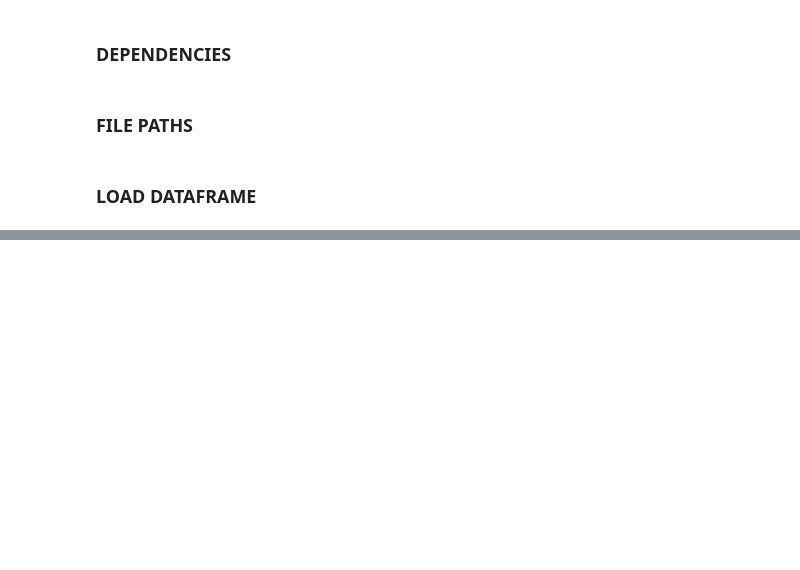
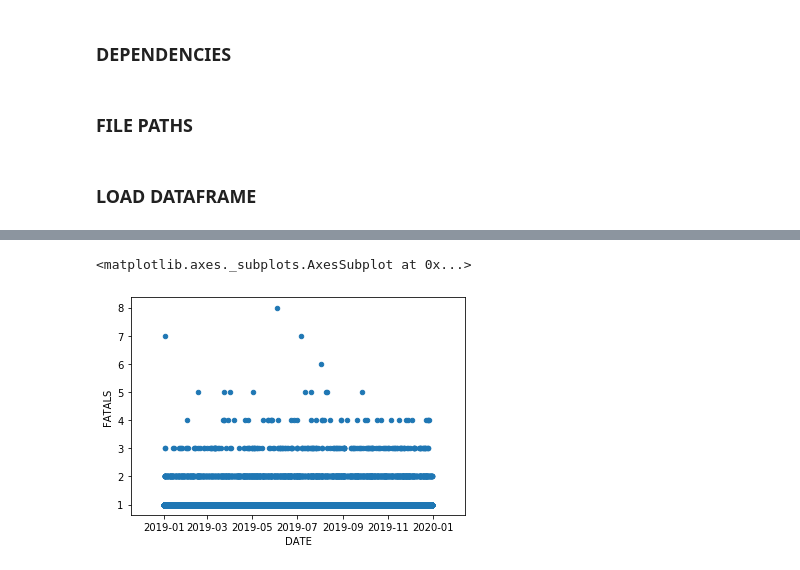
Before and after one commit to vieravfg/Analysis-of-Traffic-Fatalities, a Jupyter notebook: main.ipynb, the cells around one changed output, grey strips where cells are left out. Drawn from its saved outputs; the diff is of its cells as text; code cells hidden in the pictures; blank space fills up the shorter version.

```diff
--- a/main.ipynb
+++ b/main.ipynb
@@ -20,5 +43,4 @@ accident_csv = os.path.join("Resources", "accident.csv")
 # %%
-columns_to_keep = ['STATENAME', 'DAY', 'MONTH', 'LGT_CONDNAME', 'DRUNK_DR', 'WEATHERNAME', 'RUR_URBNAME']
+columns_to_keep = ['STATENAME', 'DAY', 'MONTH','YEAR','HOUR','DAY_WEEK','DAY_WEEKNAME', 'LGT_CONDNAME',
+                   'DRUNK_DR', 'WEATHERNAME', 'RUR_URBNAME', 'FATALS',]
 df = pd.read_csv(accident_csv, usecols=columns_to_keep)
-# Drop Drunk Drivers
-df = df[df["DRUNK_DR"]==0] # EXCLUDE DRUNK DRIVERS
@@ -24,0 +49,13 @@ df = df[df["DRUNK_DR"]==0] # EXCLUDE DRUNK DRIVERS
+# %%
+# EXCLUDE DRUNK DRIVERS
+df = df[df["DRUNK_DR"]==0]
+df.drop(axis=1, labels=["DRUNK_DR"], inplace=True)
+# %%
+# ADD DATE AND WEEKNUM
+df["DATE"] = pd.to_datetime(df[["YEAR", "MONTH", "DAY"]])
+df["WEEK_NUM"] = df["DATE"].dt.week
+# %%
+# SPLIT SAMPLE AND CONTROL
+control_states = ["Arizona", "Hawaii"] #These states do not observe DLS
+control_df = df[df.loc[:,'STATENAME'].isin(control_states)] #NO DLS
+sample_df = df[~df.loc[:,'STATENAME'].isin(control_states)] #
@@ -24,0 +78,5 @@ df = df[df["DRUNK_DR"]==0] # EXCLUDE DRUNK DRIVERS
+# %%
+sample_df.plot(x="DATE", y="FATALS", kind="scatter")
+# %% [output]
+<matplotlib.axes._subplots.AxesSubplot at 0x...>
+[figure, added]
```
Also changed, not shown: parts of 9 cells of this notebook.
